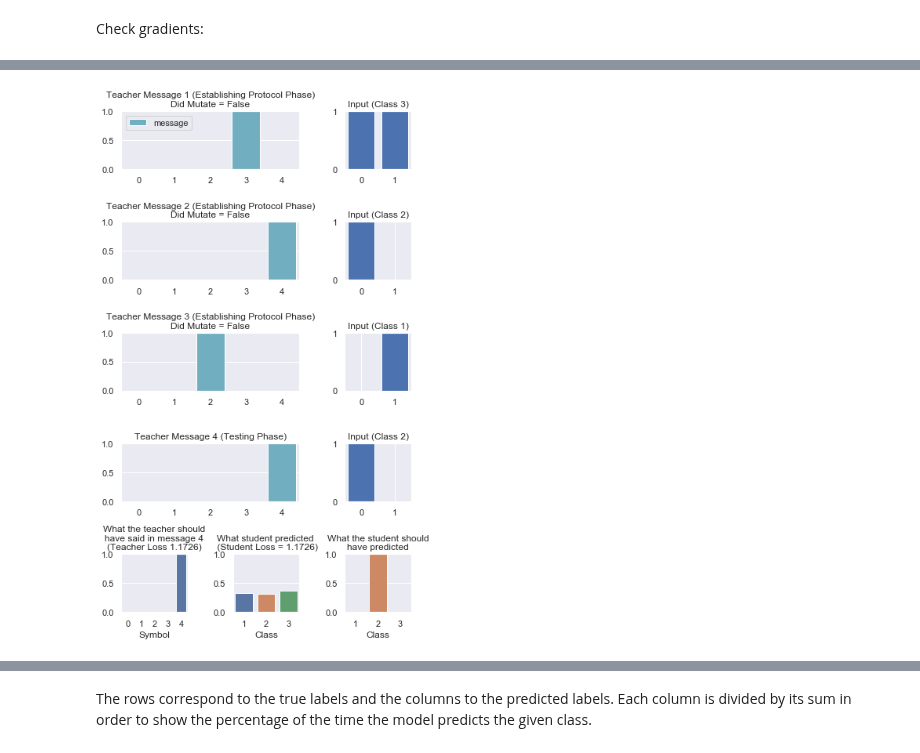
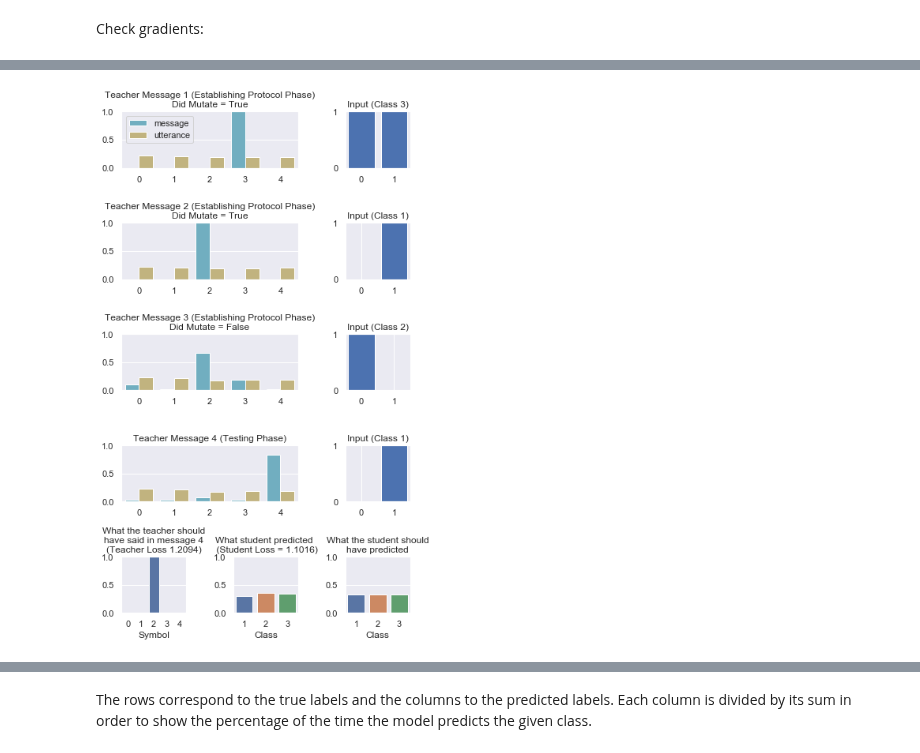
Before and after one commit to DylanCope/zero-shot-comm, a Jupyter notebook: zero-shot-comm.ipynb, the cells around one changed output, grey strips where cells are left out. Cells and saved outputs as stored; diff of their text form; code cells hidden in the pictures.

Commit message:
changed code to be graph enabled rather than eager

```diff
--- a/zero-shot-comm.ipynb
+++ b/zero-shot-comm.ipynb
@@ -264,11 +261,13 @@ def generate_batch(source, source_by_label, batch_size=BATCH_SIZE):
         tf.concat([[inputs[b][t]] for b in range(batch_size)], 0)
         for t in range(num_classes + 1)
     ]
+    inputs = tf.convert_to_tensor(inputs)
 
     targets = [
         tf.concat([[targets[b][t]] for b in range(batch_size)], 0)
         for t in range(num_classes + 1)
     ]
+    targets = tf.convert_to_tensor(targets)
 
     return inputs, targets
 
@@ -501,3 +508,6 @@ optimizer_1.get_config()
  'momentum': 0.0,
  'epsilon': 1e-07,
  'centered': False}
+# %%
+inputs, _ = generate_train_batch()
+preds, history = play_game(inputs, agent_1, agent_1, comm_channel)
@@ -509,18 +526,14 @@ def get_sent_messages(history):
 
 
 def get_comm_protocol(messages):
-    comm_protocol = tf.convert_to_tensor([
-        msg for msg in messages[:-1]
-    ])
-    comm_protocol = tf.einsum('ijk->jik', comm_protocol)
-    return comm_protocol
+    return tf.einsum('ijk->jik', messages[:-1])
 
 
 def get_correct_teacher_msg(history, targets):
     messages = get_sent_messages(history)
     comm_protocol = get_comm_protocol(messages)
 
-    batch_size, *_ = tf.shape(comm_protocol)
+    batch_size = tf.shape(comm_protocol)[0]
 
     # labels for each input in the protocol phase
     protocol_labels = tf.argmax(targets[:-1], axis=-1)
@@ -539,7 +552,7 @@ def get_expected_student_pred(outputs, targets):
     messages = get_sent_messages(history)
     comm_protocol = get_comm_protocol(messages)
 
-    batch_size, *_ = tf.shape(comm_protocol)
+    batch_size = tf.shape(comm_protocol)[0]
     discretised_protocol = tf.argmax(comm_protocol, axis=-1)
     discretised_final_message = tf.argmax(messages[-1], axis=-1)
     discretised_final_message = tf.reshape(discretised_final_message,
@@ -556,7 +569,7 @@ def get_expected_student_pred(outputs, targets):
     correct_preds = tf.cast(correct_preds, tf.int32)
     correct_preds = tf.one_hot(correct_preds - 1, num_classes, axis=-1)
 
-    _, _, pred_size = tf.shape(correct_preds)
+    pred_size = tf.shape(correct_preds)[2]
     uniform_preds = tf.ones((batch_size, pred_size))
     uniform_preds = uniform_preds * tf.cast(dont_know, tf.float32)
     uniform_preds = tf.reshape(uniform_preds, (batch_size, 1, pred_size))
@@ -841,16 +854,12 @@ def plot_game(inputs, outputs, targets,
     plt.show()
 # %%
 inputs, targets = generate_train_batch()
-student = agent_1
-teacher = SyntheticTeacher(comm_channel.size,
-                           num_classes,
-                           targets)
-outputs = play_game(inputs, teacher, student,
-                    comm_channel, p_mutate=0, training=True)
+outputs = play_game(inputs, agent_1, agent_2,
+                    comm_channel, p_mutate=0.5, training=True)
 # %%
-plot_game(inputs, outputs, targets, select_batch=1, show_utterances=False)
+plot_game(inputs, outputs, targets)
 # %% [output]
-[figure, old version]
+[figure, new version]
 # %%
 ## tb_callback = tf.keras.callbacks.TensorBoard()
 epochs = 50
```
Also changed, not shown: parts of 29 cells of this notebook, 1 other file.
